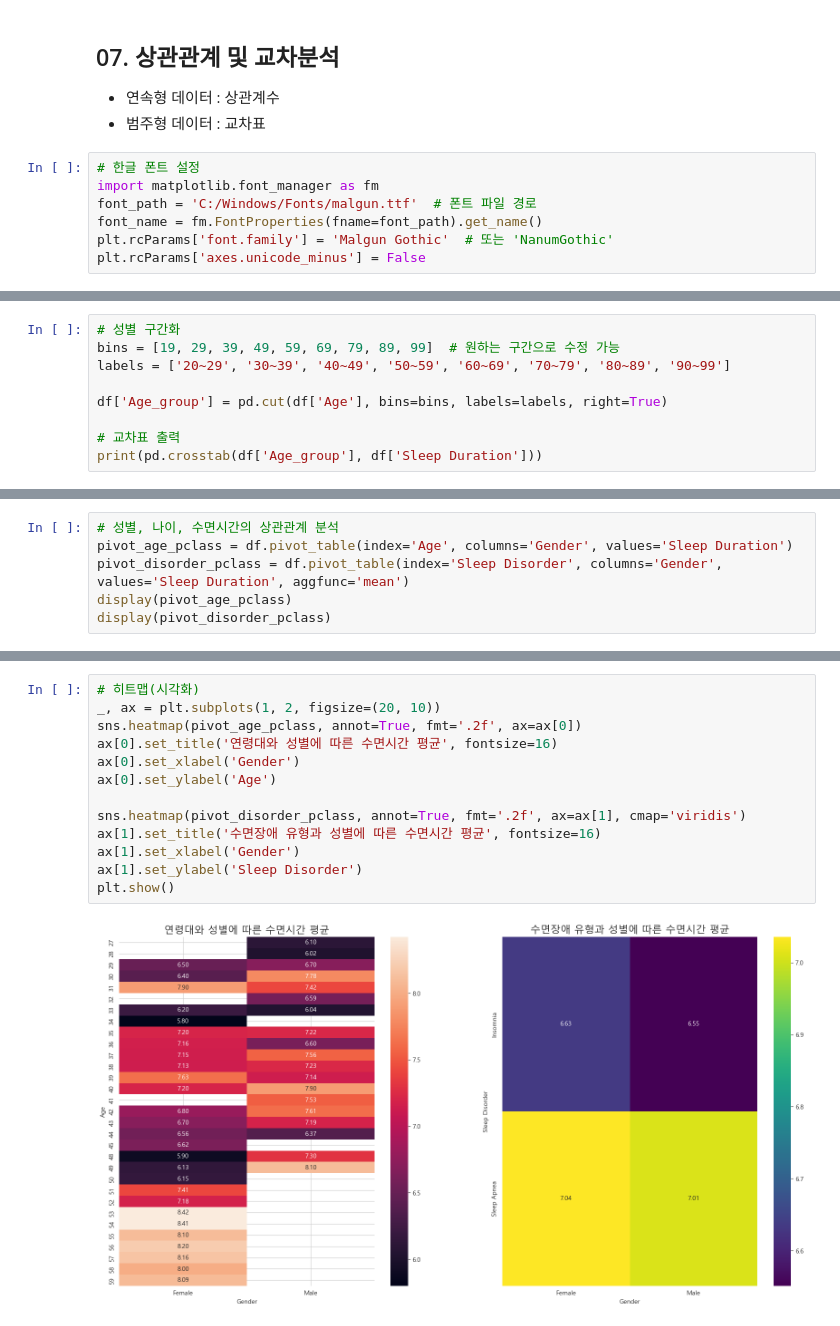
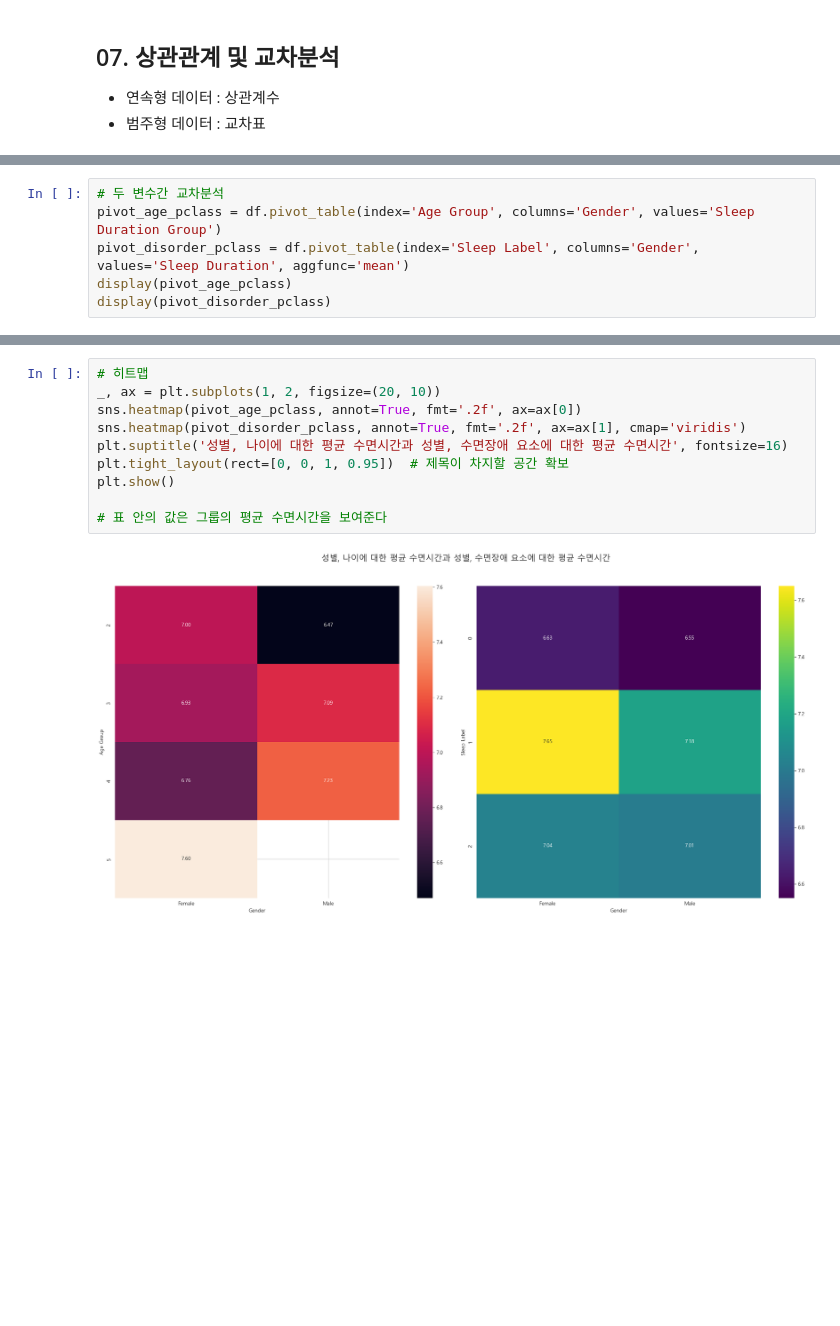
Before and after one commit to ParkVitna/SKN14-EDA-1Team, a Jupyter notebook: KimJaea/EDA.ipynb, the cells around one changed output, grey strips where cells are left out. Drawn from its saved outputs; the diff is of its cells as text; blank space fills up the shorter version.

Commit message:
Update: 상관관계 표

```diff
--- a/KimJaea/EDA.ipynb
+++ b/KimJaea/EDA.ipynb
@@ -52,11 +216,4 @@ memory usage: 38.1+ KB
 ## 07. 상관관계 및 교차분석
 - 연속형 데이터 : 상관계수
 - 범주형 데이터 : 교차표
-# %%
-# 한글 폰트 설정
-import matplotlib.font_manager as fm
-font_path = 'C:/Windows/Fonts/malgun.ttf'  # 폰트 파일 경로
-font_name = fm.FontProperties(fname=font_path).get_name()
-plt.rcParams['font.family'] = 'Malgun Gothic'  # 또는 'NanumGothic'
-plt.rcParams['axes.unicode_minus'] = False
 # %%
@@ -83,9 +239,0 @@ plt.show()
-# %%
-# 성별 구간화
-bins = [19, 29, 39, 49, 59, 69, 79, 89, 99]  # 원하는 구간으로 수정 가능
-labels = ['20~29', '30~39', '40~49', '50~59', '60~69', '70~79', '80~89', '90~99']
-
-df['Age_group'] = pd.cut(df['Age'], bins=bins, labels=labels, right=True)
-
-# 교차표 출력
-print(pd.crosstab(df['Age_group'], df['Sleep Duration']))
@@ -108,7 +271,7 @@ Age_group
 # %%
-# 성별, 나이, 수면시간의 상관관계 분석
-pivot_age_pclass = df.pivot_table(index='Age', columns='Gender', values='Sleep Duration')
-pivot_disorder_pclass = df.pivot_table(index='Sleep Disorder', columns='Gender', values='Sleep Duration', aggfunc='mean')
+# 두 변수간 교차분석
+pivot_age_pclass = df.pivot_table(index='Age Group', columns='Gender', values='Sleep Duration Group')
+pivot_disorder_pclass = df.pivot_table(index='Sleep Label', columns='Gender', values='Sleep Duration', aggfunc='mean')
 display(pivot_age_pclass)
 display(pivot_disorder_pclass)
 # %% [output]
@@ -137,15 +289,12 @@ display(pivot_disorder_pclass)
 # %%
-# 히트맵(시각화)
+# 히트맵
 _, ax = plt.subplots(1, 2, figsize=(20, 10))
 sns.heatmap(pivot_age_pclass, annot=True, fmt='.2f', ax=ax[0])
-ax[0].set_title('연령대와 성별에 따른 수면시간 평균', fontsize=16)
-ax[0].set_xlabel('Gender')
-ax[0].set_ylabel('Age')
+sns.heatmap(pivot_disorder_pclass, annot=True, fmt='.2f', ax=ax[1], cmap='viridis')
+plt.suptitle('성별, 나이에 대한 평균 수면시간과 성별, 수면장애 요소에 대한 평균 수면시간', fontsize=16)
+plt.tight_layout(rect=[0, 0, 1, 0.95])  # 제목이 차지할 공간 확보
+plt.show()
 
-sns.heatmap(pivot_disorder_pclass, annot=True, fmt='.2f', ax=ax[1], cmap='viridis')
-ax[1].set_title('수면장애 유형과 성별에 따른 수면시간 평균', fontsize=16)
-ax[1].set_xlabel('Gender')
-ax[1].set_ylabel('Sleep Disorder')
-plt.show()
+# 표 안의 값은 그룹의 평균 수면시간을 보여준다
 # %% [output]
-[figure, old version]
+[figure, new version]
```
Also changed, not shown: parts of 38 cells of this notebook.
